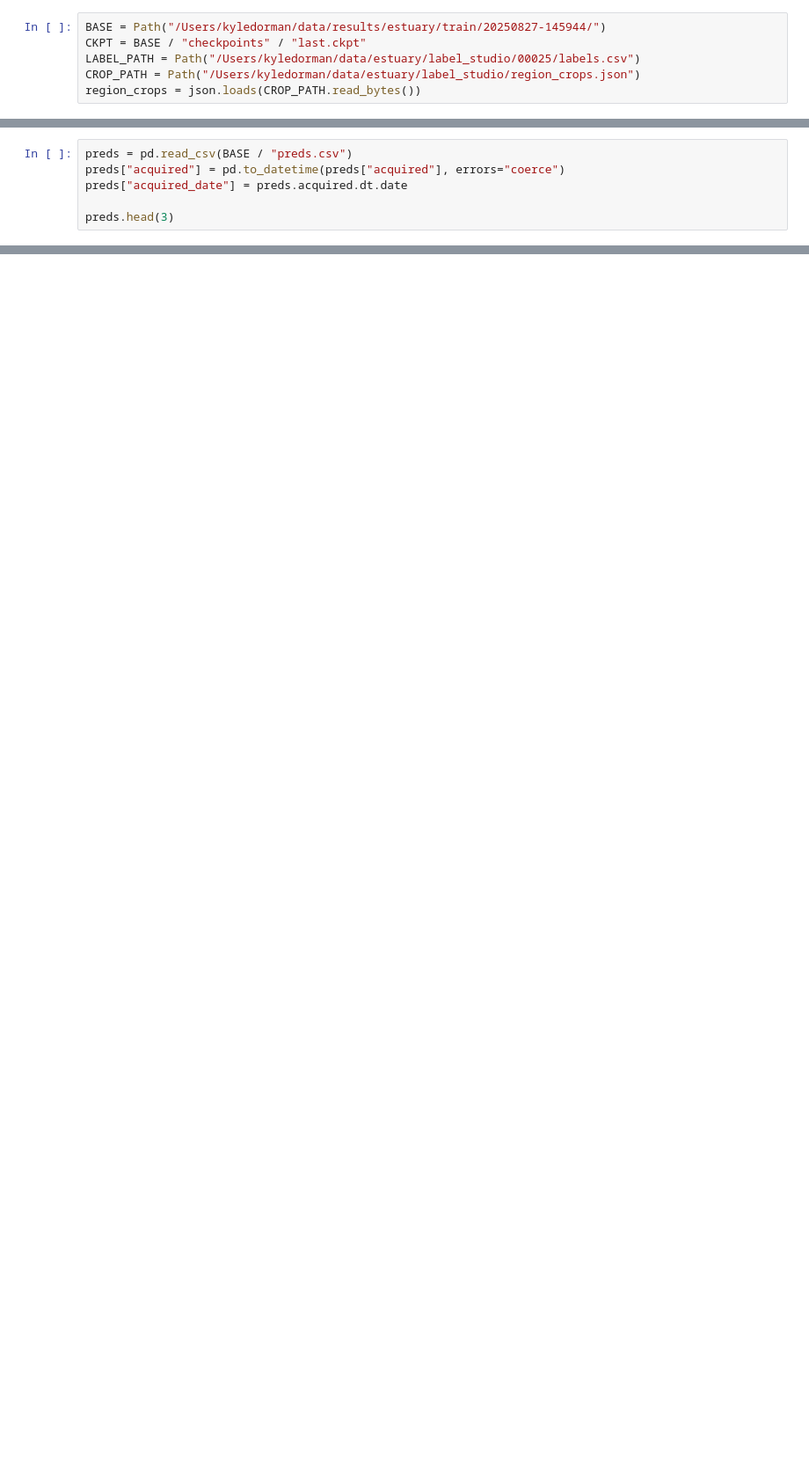
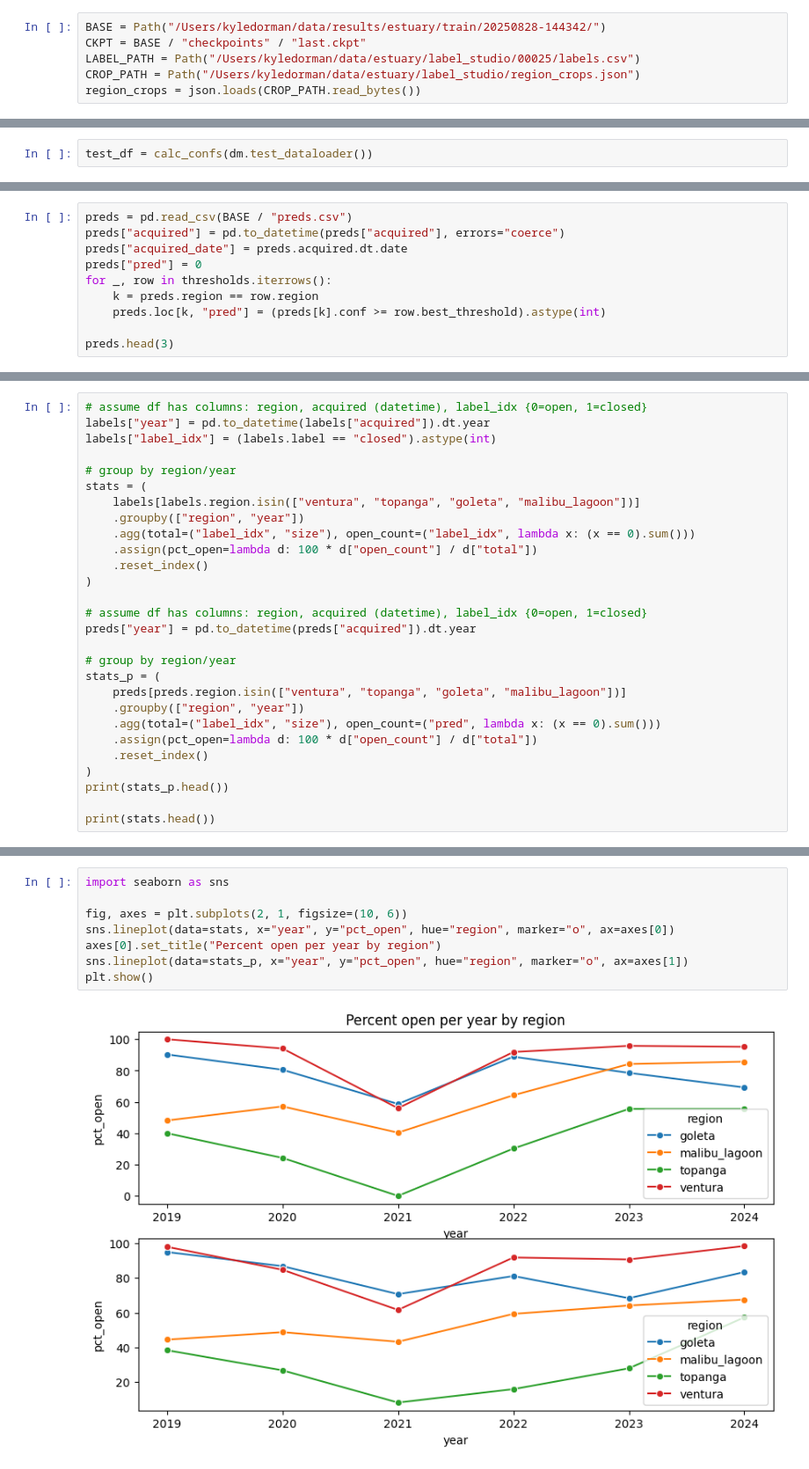
Before and after one commit to kyle-dorman/estuary, a Jupyter notebook: notebooks/display_muck.ipynb, the cells around one changed output, grey strips where cells are left out. Shown at 88% size. Saved outputs shown, nothing was run; the diff lists cells and outputs as text; blank space fills up the shorter version.

```diff
--- a/notebooks/display_muck.ipynb
+++ b/notebooks/display_muck.ipynb
@@ -18,7 +19,7 @@ from estuary.clay.data import EstuaryDataModule, EstuaryDataset, load_labels, pa
 from estuary.clay.module import EstuaryModule
 from estuary.util import masked_contrast_stretch
 # %%
-BASE = Path("/Users/kyledorman/data/results/estuary/train/20250827-145944/")
+BASE = Path("/Users/kyledorman/data/results/estuary/train/20250828-144342/")
 CKPT = BASE / "checkpoints" / "last.ckpt"
 LABEL_PATH = Path("/Users/kyledorman/data/estuary/label_studio/00025/labels.csv")
 CROP_PATH = Path("/Users/kyledorman/data/estuary/label_studio/region_crops.json")
@@ -25,0 +127,2 @@ region_crops = json.loads(CROP_PATH.read_bytes())
+# %%
+test_df = calc_confs(dm.test_dataloader())
@@ -77,5 +228,9 @@ counts.head(15)
 preds = pd.read_csv(BASE / "preds.csv")
 preds["acquired"] = pd.to_datetime(preds["acquired"], errors="coerce")
 preds["acquired_date"] = preds.acquired.dt.date
+preds["pred"] = 0
+for _, row in thresholds.iterrows():
+    k = preds.region == row.region
+    preds.loc[k, "pred"] = (preds[k].conf >= row.best_threshold).astype(int)
 
 preds.head(3)
@@ -93,0 +277,28 @@ counts.head(15)
+# %%
+# assume df has columns: region, acquired (datetime), label_idx {0=open, 1=closed}
+labels["year"] = pd.to_datetime(labels["acquired"]).dt.year
+labels["label_idx"] = (labels.label == "closed").astype(int)
+
+# group by region/year
+stats = (
+    labels[labels.region.isin(["ventura", "topanga", "goleta", "malibu_lagoon"])]
+    .groupby(["region", "year"])
+    .agg(total=("label_idx", "size"), open_count=("label_idx", lambda x: (x == 0).sum()))
+    .assign(pct_open=lambda d: 100 * d["open_count"] / d["total"])
+    .reset_index()
+)
+
+# assume df has columns: region, acquired (datetime), label_idx {0=open, 1=closed}
+preds["year"] = pd.to_datetime(preds["acquired"]).dt.year
+
+# group by region/year
+stats_p = (
+    preds[preds.region.isin(["ventura", "topanga", "goleta", "malibu_lagoon"])]
+    .groupby(["region", "year"])
+    .agg(total=("label_idx", "size"), open_count=("pred", lambda x: (x == 0).sum()))
+    .assign(pct_open=lambda d: 100 * d["open_count"] / d["total"])
+    .reset_index()
+)
+print(stats_p.head())
+
+print(stats.head())
@@ -94,3 +318,13 @@ counts.head(15)
+# %%
+import seaborn as sns
+
+fig, axes = plt.subplots(2, 1, figsize=(10, 6))
+sns.lineplot(data=stats, x="year", y="pct_open", hue="region", marker="o", ax=axes[0])
+axes[0].set_title("Percent open per year by region")
+sns.lineplot(data=stats_p, x="year", y="pct_open", hue="region", marker="o", ax=axes[1])
+plt.show()
+# %% [output]
+[figure, added]
 # %%
 high_res = []
 for pth in Path("/Users/kyledorman/data/estuary/skysat/results/").glob(
```
Also changed, not shown: parts of 20 cells of this notebook, 8 other files.
